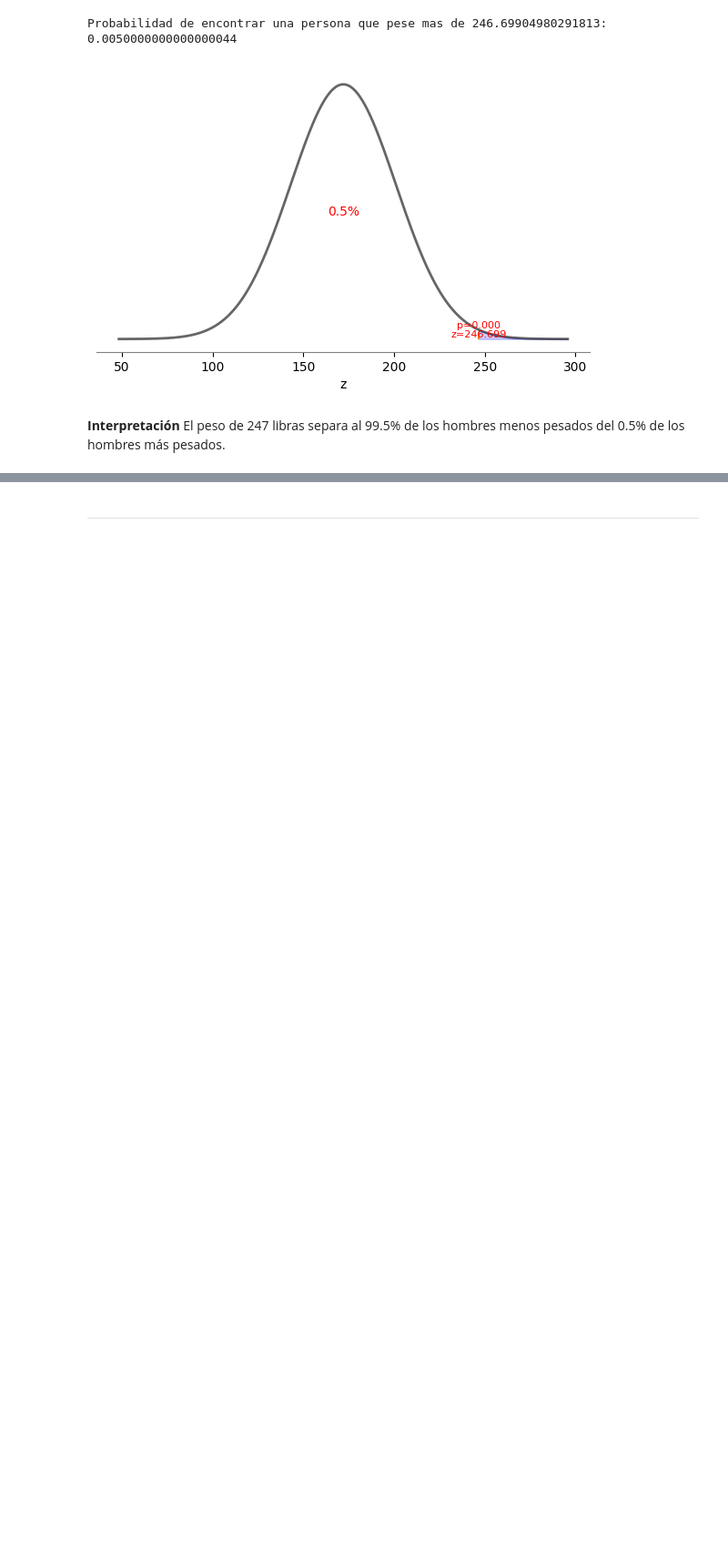
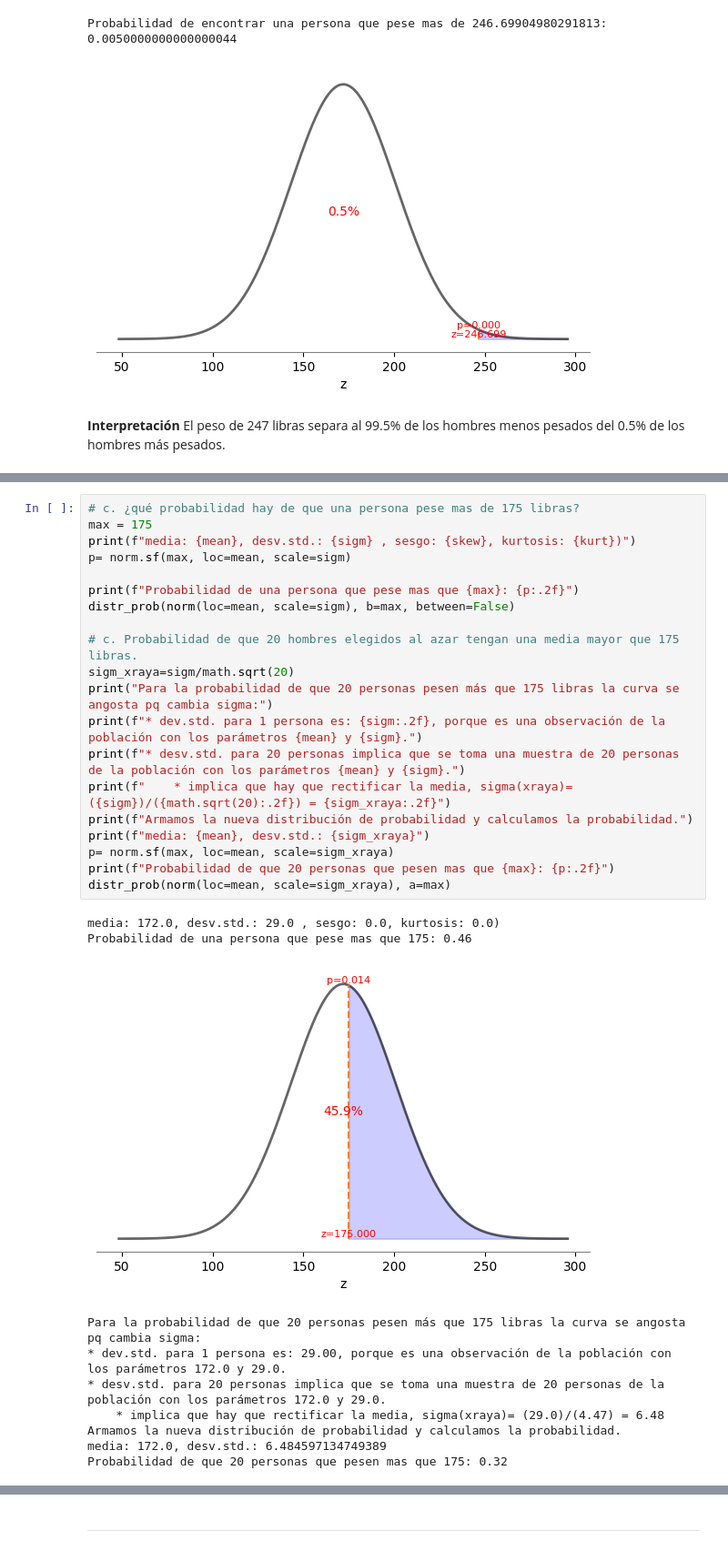
Before and after one commit to DaniCh-Coder/Python-Notes, a Jupyter notebook: ps stats/Probability-distributions/dp-norm-peso-pasajeros.ipynb, the cells around one changed output, grey strips where cells are left out. Shown at 91% size. Drawn from its saved outputs; the diff is of its cells as text; blank space fills up the shorter version.

```diff
--- a/ps stats/Probability-distributions/dp-norm-peso-pasajeros.ipynb
+++ b/ps stats/Probability-distributions/dp-norm-peso-pasajeros.ipynb
@@ -112,0 +117,31 @@ El peso de 247 libras separa al 99.5% de los hombres menos pesados del 0.5% de l
+# %%
+# c. ¿qué probabilidad hay de que una persona pese mas de 175 libras?
+max = 175
+print(f"media: {mean}, desv.std.: {sigm} , sesgo: {skew}, kurtosis: {kurt})")
+p= norm.sf(max, loc=mean, scale=sigm)
+
+print(f"Probabilidad de una persona que pese mas que {max}: {p:.2f}")
+distr_prob(norm(loc=mean, scale=sigm), b=max, between=False)
+
+# c. Probabilidad de que 20 hombres elegidos al azar tengan una media mayor que 175 libras.
+sigm_xraya=sigm/math.sqrt(20)
+print("Para la probabilidad de que 20 personas pesen más que 175 libras la curva se angosta pq cambia sigma:")
+print(f"* dev.std. para 1 persona es: {sigm:.2f}, porque es una observación de la población con los parámetros {mean} y {sigm}.")
+print(f"* desv.std. para 20 personas implica que se toma una muestra de 20 personas de la población con los parámetros {mean} y {sigm}.")
+print(f"    * implica que hay que rectificar la media, sigma(xraya)= ({sigm})/({math.sqrt(20):.2f}) = {sigm_xraya:.2f}")
+print(f"Armamos la nueva distribución de probabilidad y calculamos la probabilidad.")
+print(f"media: {mean}, desv.std.: {sigm_xraya}")
+p= norm.sf(max, loc=mean, scale=sigm_xraya)
+print(f"Probabilidad de que 20 personas que pesen mas que {max}: {p:.2f}")
+distr_prob(norm(loc=mean, scale=sigm_xraya), a=max)
+# %% [output]
+media: 172.0, desv.std.: 29.0 , sesgo: 0.0, kurtosis: 0.0)
+Probabilidad de una persona que pese mas que 175: 0.46
+[figure, added]
+Para la probabilidad de que 20 personas pesen más que 175 libras la curva se angosta pq cambia sigma:
+* dev.std. para 1 persona es: 29.00, porque es una observación de la población con los parámetros 172.0 y 29.0.
+* desv.std. para 20 personas implica que se toma una muestra de 20 personas de la población con los parámetros 172.0 y 29.0.
+    * implica que hay que rectificar la media, sigma(xraya)= (29.0)/(4.47) = 6.48
+Armamos la nueva distribución de probabilidad y calculamos la probabilidad.
+media: 172.0, desv.std.: 6.484597134749389
+Probabilidad de que 20 personas que pesen mas que 175: 0.32
```
Also changed, not shown: parts of 8 cells of this notebook.
